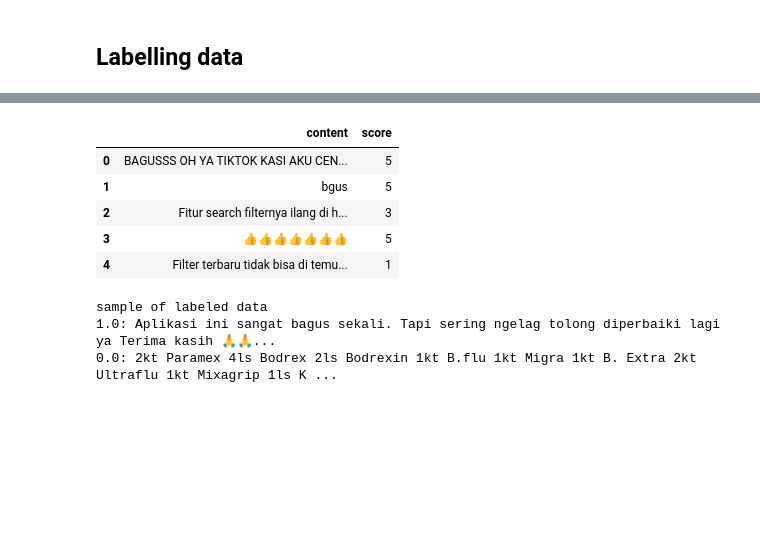
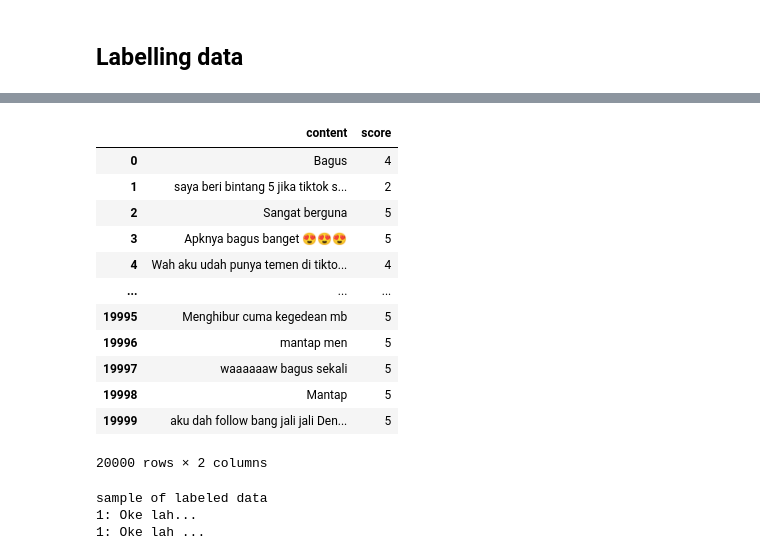
Before and after one commit to rizkinabil/feature-weighting-effect-on-rnn-tiktok-sentiment-analysis, a Jupyter notebook: CODEBASE/labeling_data.ipynb, the cells around one changed output, grey strips where cells are left out. Drawn from its saved outputs; the diff is of its cells as text; code cells hidden in the pictures; blank space fills up the shorter version.

```diff
--- a/CODEBASE/labeling_data.ipynb
+++ b/CODEBASE/labeling_data.ipynb
@@ -5,7 +5,7 @@ import pandas as pd
 import random
 
 #read dataset
-df_tiktok = pd.read_csv('D:\kuliah\THE ONLY TA THINGS\DATA\data_review_tiktok_3000.csv')
+df_tiktok = pd.read_csv('D:\kuliah\THE ONLY TA THINGS\DATA\data not proccessed\data_tiktok_20000.csv')
 df_tiktok.head()
 # %% [output]
 |  | reviewId | userName | userImage | content | score | thumbsUpCount | reviewCreatedVersion | at | ... |
@@ -62 +62,5 @@ repliedAt               3000
 dtype: int64
+# %%
+pd.set_option('display.width', None)
+pd.set_option('display.max_colwidth', None)
+display(df_tiktok.loc[0:75,['content', 'score']])
@@ -63,34 +81,62 @@ dtype: int64
 # %%
-df_tiktok.head()[["content", "score"]]
+df_tiktok[["content", "score"]]
 # %% [output]
 |  | content | score |
-| 0 | BAGUSSS OH YA TIKTOK KASI AKU CEN... | 5 |
-| 1 | bgus | 5 |
-| 2 | Fitur search filternya ilang di h... | 3 |
-| 3 | 👍👍👍👍👍👍👍 | 5 |
-| 4 | Filter terbaru tidak bisa di temu... | 1 |
+| 0 | Bagus | 4 |
+| 1 | saya beri bintang 5 jika tiktok s... | 2 |
+| 2 | Sangat berguna | 5 |
+| 3 | Apknya bagus banget 😍😍😍 | 5 |
+| 4 | Wah aku udah punya temen di tikto... | 4 |
+| ... | ... | ... |
+| 19995 | Menghibur cuma kegedean mb | 5 |
+| 19996 | mantap men | 5 |
+| 19997 | waaaaaaw bagus sekali | 5 |
+| 19998 | Mantap | 5 |
+| 19999 | aku dah follow bang jali jali Den... | 5 |
+20000 rows × 2 columns
 # %%
 # convert data type
 # df_tiktok['score'] = df_tiktok['score'].astype('int')
+# %%
+# numeric value
+
+
+def label_score(score):
+    return -1 if score <= 2 else \
+           0 if score == 3 else 1
+
+X = [x for x in df_tiktok.content]
+Y = [label_score(score) for score in df_tiktok.score]
+
+label = []
+for x in df_tiktok.score:
+    label = Y
+
+# print(label)
+print(f"sample of labeled data")
+print(f"{Y[9]}: {X[9][0:100]}...")
+print(f"{Y[9]}: {X[9][0:100]} ...")
+# %% [output]
+sample of labeled data
+1: Oke lah...
+1: Oke lah ...
 # %%
-def label_score(score):
-    return -1.0 if score <= 2 else \
-           0.0 if score == 3 else 1.0
+# # non-numeric value
 
-X = [x for x in df_tiktok.content]
-Y = [label_score(score) for score in df_tiktok.score]
+# def label_score(score):
+#     return "negative" if score <= 2 else \
+#            "netral" if score == 3 else "positif"
 
-label = []
-for x in df_tiktok.score:
-    label = Y
+# X = [x for x in df_tiktok.content]
+# Y = [label_score(score) for score in df_tiktok.score]
 
-# print(label)
-print(f"sample of labeled data")
-print(f"{Y[10]}: {X[10][0:100]}...")
-print(f"{Y[920]}: {X[920][0:100]} ...")
+# label = []
+# for x in df_tiktok.score:
+#     label = Y
+
+# # print(label)
+# print(f"sample of labeled data")
+# print(f"{Y[10]}: {X[10][0:100]}...")
+# print(f"{Y[920]}: {X[920][0:100]} ...")
-# %% [output]
-sample of labeled data
-1.0: Aplikasi ini sangat bagus sekali. Tapi sering ngelag tolong diperbaiki lagi ya Terima kasih 🙏🙏...
-0.0: 2kt Paramex 4ls Bodrex 2ls Bodrexin 1kt B.flu 1kt Migra 1kt B. Extra 2kt Ultraflu 1kt Mixagrip 1ls K ...
 # %%
 df_tiktok['label'] = label
```
Also changed, not shown: parts of 11 cells of this notebook, 16 other files.
